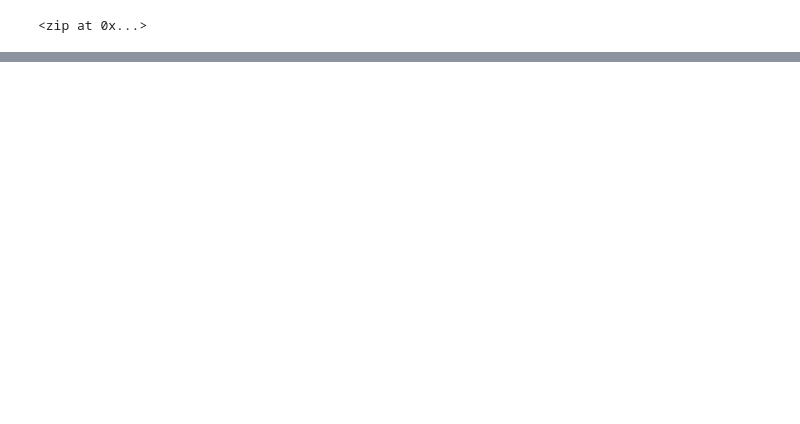
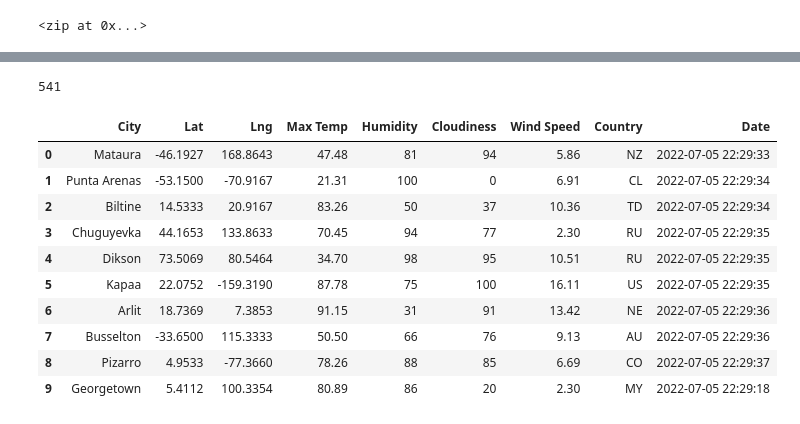
Before and after one commit to ehalprin/world_weather_analysis, a Jupyter notebook: WeatherPy.ipynb, the cells around one changed output, grey strips where cells are left out. Saved outputs shown, nothing was run; the diff lists cells and outputs as text; code cells hidden in the pictures; blank space fills up the shorter version.

```diff
--- a/WeatherPy.ipynb
+++ b/WeatherPy.ipynb
@@ -34,0 +126,20 @@ len(cities)
+# %%
+len(city_data)
+# %% [output]
+541
+# %%
+# Convert the array of dictionaries to a Pandas DataFrame
+city_data_df = pd.DataFrame(city_data)
+city_data_df.head(10)
+# %% [output]
+|  | City | Lat | Lng | Max Temp | Humidity | Cloudiness | Wind Speed | Country | Date |
+| 0 | Mataura | -46.1927 | 168.8643 | 47.48 | 81 | 94 | 5.86 | NZ | 2022-07-05 22:29:33 |
+| 1 | Punta Arenas | -53.1500 | -70.9167 | 21.31 | 100 | 0 | 6.91 | CL | 2022-07-05 22:29:34 |
+| 2 | Biltine | 14.5333 | 20.9167 | 83.26 | 50 | 37 | 10.36 | TD | 2022-07-05 22:29:34 |
+| 3 | Chuguyevka | 44.1653 | 133.8633 | 70.45 | 94 | 77 | 2.30 | RU | 2022-07-05 22:29:35 |
+| 4 | Dikson | 73.5069 | 80.5464 | 34.70 | 98 | 95 | 10.51 | RU | 2022-07-05 22:29:35 |
+| 5 | Kapaa | 22.0752 | -159.3190 | 87.78 | 75 | 100 | 16.11 | US | 2022-07-05 22:29:35 |
+| 6 | Arlit | 18.7369 | 7.3853 | 91.15 | 31 | 91 | 13.42 | NE | 2022-07-05 22:29:36 |
+| 7 | Busselton | -33.6500 | 115.3333 | 50.50 | 66 | 76 | 9.13 | AU | 2022-07-05 22:29:36 |
+| 8 | Pizarro | 4.9533 | -77.3660 | 78.26 | 88 | 85 | 6.69 | CO | 2022-07-05 22:29:37 |
+| 9 | Georgetown | 5.4112 | 100.3354 | 80.89 | 86 | 20 | 2.30 | MY | 2022-07-05 22:29:18 |
```
Also changed, not shown: parts of 7 cells of this notebook, 4 other files.
